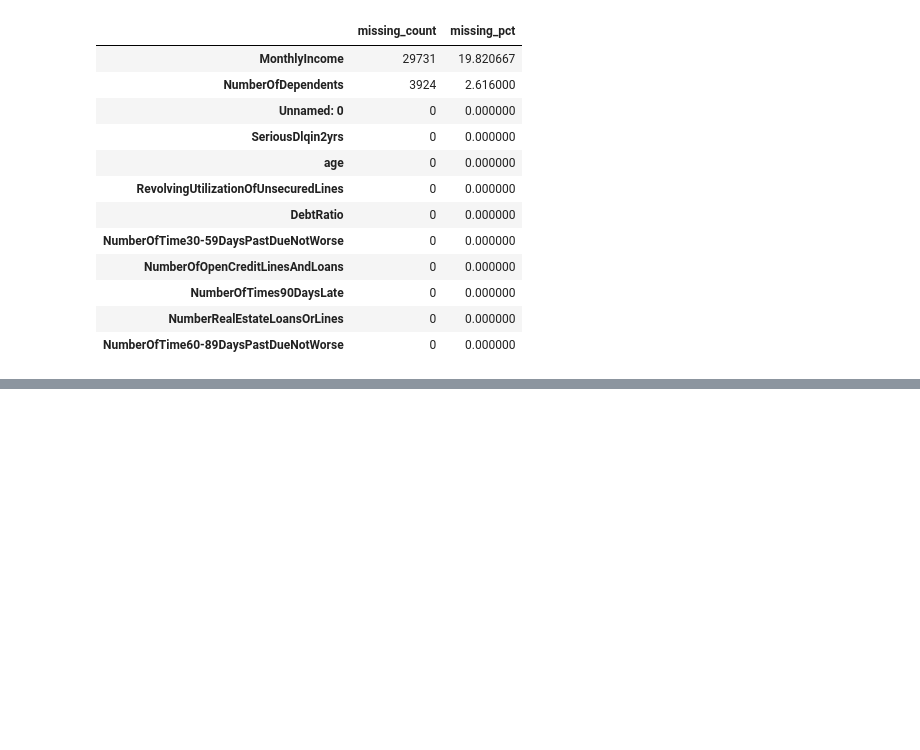
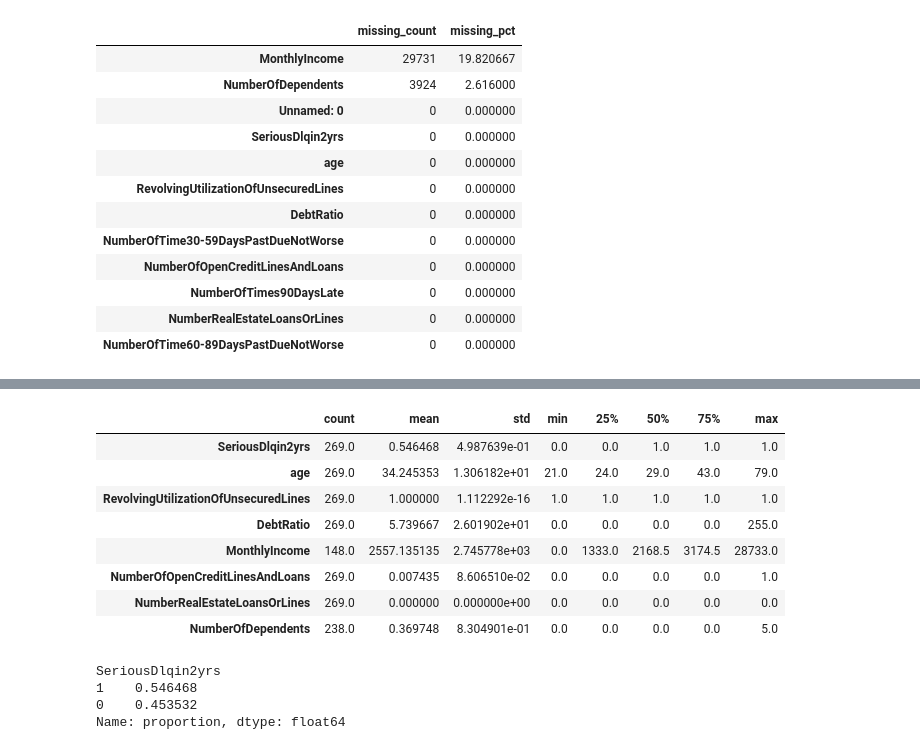
Before and after one commit to farid-ds/credit_scoring, a Jupyter notebook: notebooks/01_eda.ipynb, the cells around one changed output, grey strips where cells are left out. Cells and saved outputs as stored; diff of their text form; code cells hidden in the pictures; blank space fills up the shorter version.

```diff
--- a/notebooks/01_eda.ipynb
+++ b/notebooks/01_eda.ipynb
@@ -107,0 +278,38 @@ Name: proportion, dtype: float64
+# %%
+mask_96_98 = train[late_columns].isin([96, 98]).any(axis=1)
+
+display(
+    train.loc[
+        mask_96_98,
+        [
+            "SeriousDlqin2yrs",
+            "age",
+            "RevolvingUtilizationOfUnsecuredLines",
+            "DebtRatio",
+            "MonthlyIncome",
+            "NumberOfOpenCreditLinesAndLoans",
+            "NumberRealEstateLoansOrLines",
+            "NumberOfDependents"
+        ]
+    ].describe().T
+)
+# %% [output]
+|  | count | mean | std | min | 25% | 50% | 75% | max |
+| SeriousDlqin2yrs | 269.0 | 0.546468 | 4.987639e-01 | 0.0 | 0.0 | 1.0 | 1.0 | 1.0 |
+| age | 269.0 | 34.245353 | 1.306182e+01 | 21.0 | 24.0 | 29.0 | 43.0 | 79.0 |
+| RevolvingUtilizationOfUnsecuredLines | 269.0 | 1.000000 | 1.112292e-16 | 1.0 | 1.0 | 1.0 | 1.0 | 1.0 |
+| DebtRatio | 269.0 | 5.739667 | 2.601902e+01 | 0.0 | 0.0 | 0.0 | 0.0 | 255.0 |
+| MonthlyIncome | 148.0 | 2557.135135 | 2.745778e+03 | 0.0 | 1333.0 | 2168.5 | 3174.5 | 28733.0 |
+| NumberOfOpenCreditLinesAndLoans | 269.0 | 0.007435 | 8.606510e-02 | 0.0 | 0.0 | 0.0 | 0.0 | 1.0 |
+| NumberRealEstateLoansOrLines | 269.0 | 0.000000 | 0.000000e+00 | 0.0 | 0.0 | 0.0 | 0.0 | 0.0 |
+| NumberOfDependents | 238.0 | 0.369748 | 8.304901e-01 | 0.0 | 0.0 | 0.0 | 0.0 | 5.0 |
+# %%
+print(
+    train.loc[mask_96_98, "SeriousDlqin2yrs"]
+    .value_counts(normalize=True)
+)
+# %% [output]
+SeriousDlqin2yrs
+1    0.546468
+0    0.453532
+Name: proportion, dtype: float64
```
Also changed, not shown: parts of 5 cells of this notebook.
